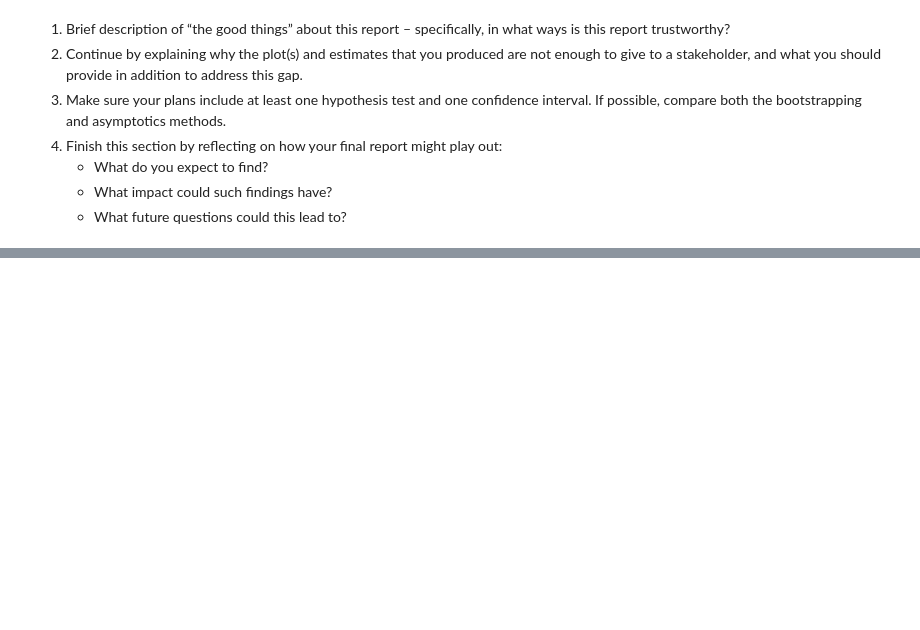
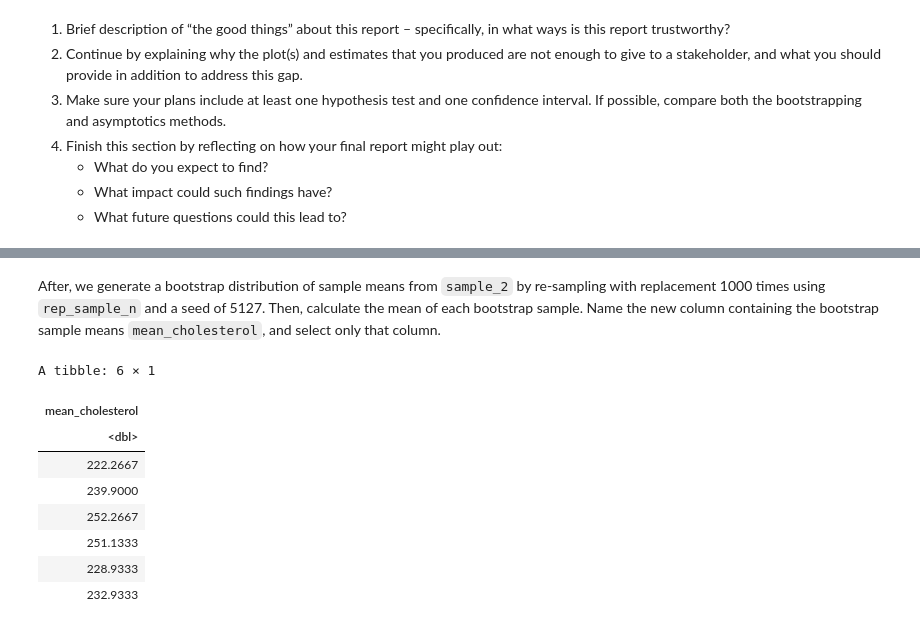
Before and after one commit to Kaylan-W/heart-disease-stat-201, a Jupyter notebook: Project_proposal.ipynb, the cells around one changed output, grey strips where cells are left out. Drawn from its saved outputs; the diff is of its cells as text; code cells hidden in the pictures; blank space fills up the shorter version.

```diff
--- a/Project_proposal.ipynb
+++ b/Project_proposal.ipynb
@@ -192,0 +189,21 @@ We will use the Heart Disease dataset with 14 attributes such as age, sex, cp, t
+# %% [markdown]
+After, we generate a bootstrap distribution of sample means from `sample_2` by re-sampling with replacement 1000 times using `rep_sample_n` and a seed of 5127. Then, calculate the mean of each bootstrap sample. Name the new column containing the bootstrap sample means `mean_cholesterol`, and select only that column.
+# %%
+set.seed(5127)
+
+bootstrap_dist <- sample_2 %>%
+rep_sample_n(reps =1000, size = 30, replace = TRUE) %>%
+group_by(replicate) %>%
+summarize(mean_cholesterol = mean(chol)) %>%
+select(mean_cholesterol)
+head(bootstrap_dist)
+# %% [output]
+A tibble: 6 × 1
+| mean_cholesterol |
+| <dbl> |
+| 222.2667 |
+| 239.9000 |
+| 252.2667 |
+| 251.1333 |
+| 228.9333 |
+| 232.9333 |
```
Also changed, not shown: parts of 21 cells of this notebook.
